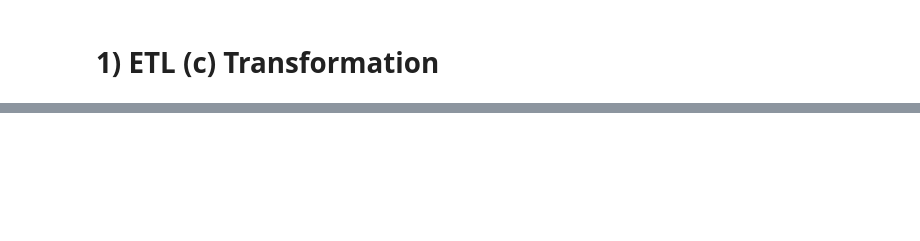
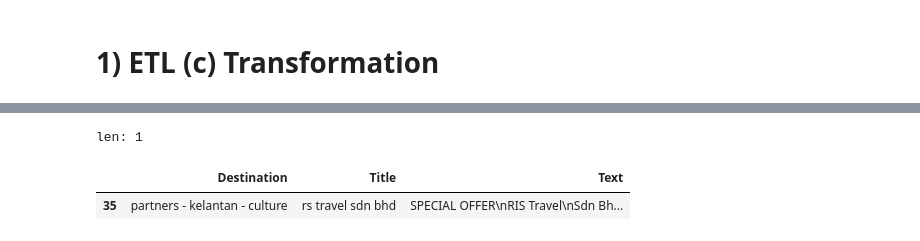
Before and after one commit to shaikrezashafiqbSA/Simple-Flask-RAG, a Jupyter notebook: ETL.ipynb, the cells around one changed output, grey strips where cells are left out. Drawn from its saved outputs; the diff is of its cells as text; code cells hidden in the pictures; blank space fills up the shorter version.

```diff
--- a/ETL.ipynb
+++ b/ETL.ipynb
@@ -295,3 +98,12 @@ NameError: name 'GspreadHandler' is not defined
+# %%
+# show rows where sabah is in Destination column
+view_df = df_raw[df_raw['Destination'].str.contains('kelantan', case=False)]
+print(f"len: {len(view_df)}")
+view_df
+# %% [output]
+len: 1
+|  | Destination | Title | Text |
+| 35 | partners - kelantan - culture | rs travel sdn bhd | SPECIAL OFFER\nRIS Travel\nSdn Bh... |
 # %%
 df
 # %% [output]
```
Also changed, not shown: parts of 14 cells of this notebook, 3 other files.
